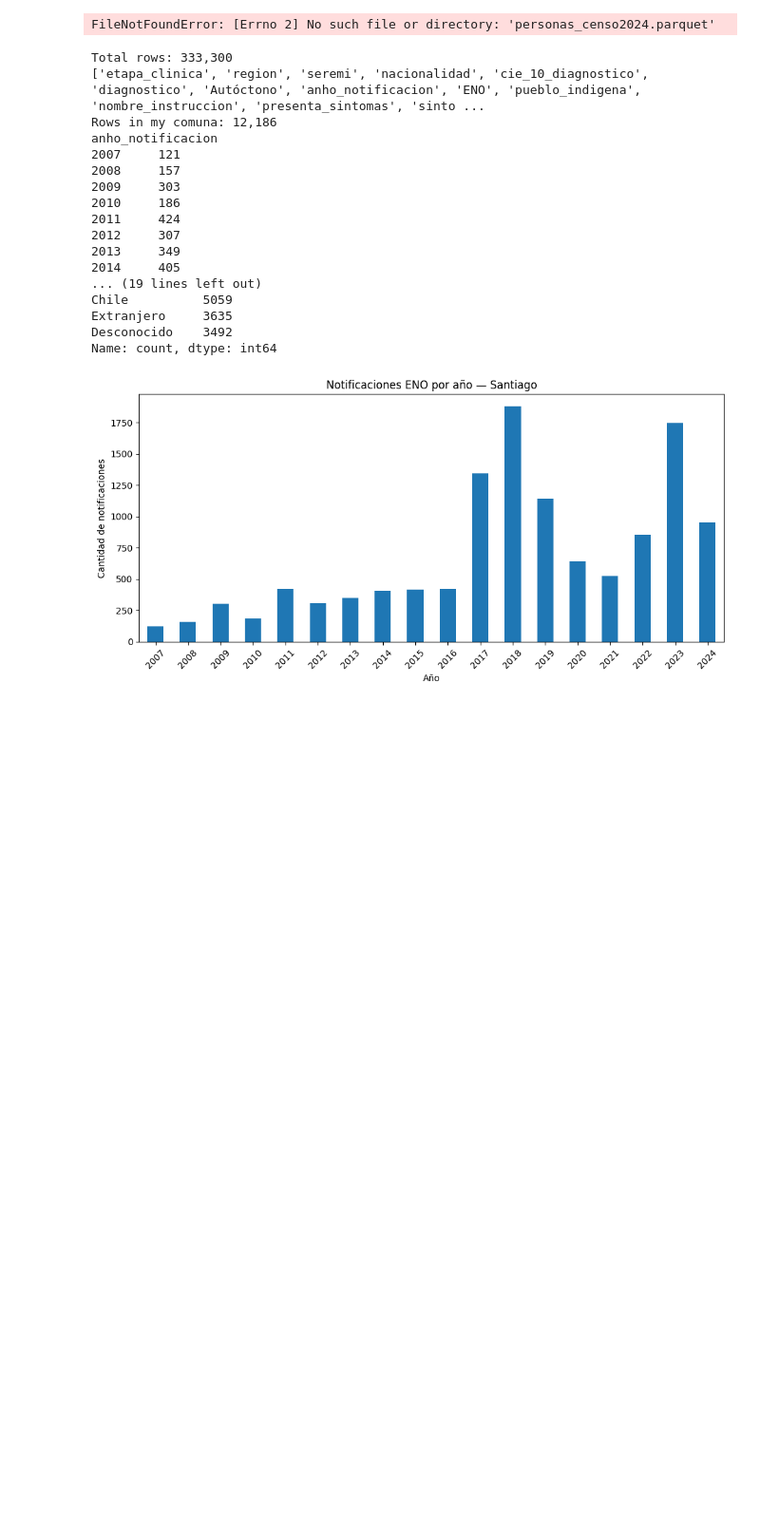
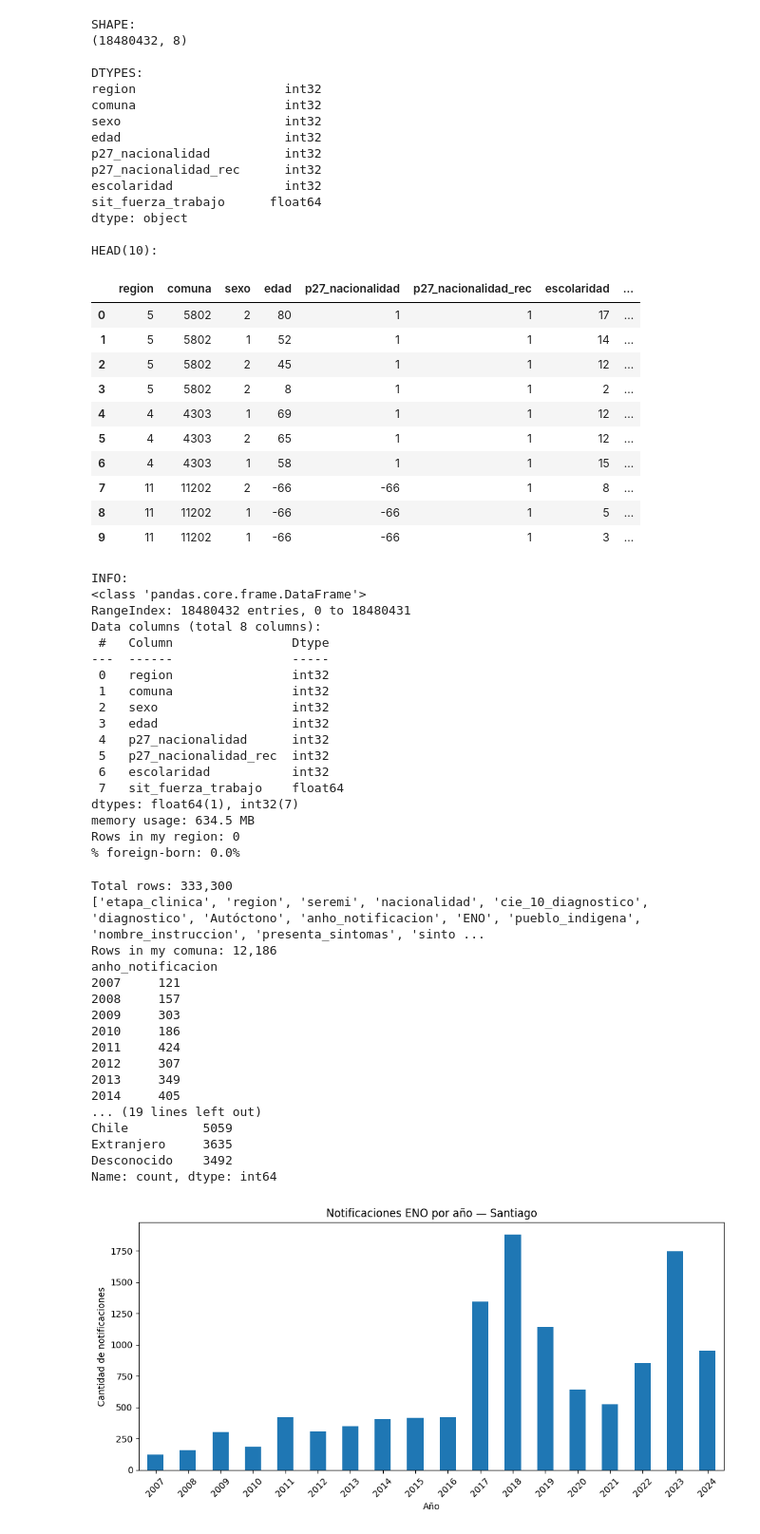
Before and after one commit to gbaranaos/iele756-region-4, a Jupyter notebook: iele756.ipynb, the cells around one changed output. Shown at 95% size. Saved outputs shown, nothing was run; the diff lists cells and outputs as text; code cells hidden in the pictures; blank space fills up the shorter version.

```diff
--- a/iele756.ipynb
+++ b/iele756.ipynb
@@ -16,36 +17,79 @@ SyntaxError: leading zeros in decimal integer literals are not permitted; use an
 ## Parte 1: Censo 2024
 
 #En esta sección se carga la tabla de personas del Censo 2024, se revisa la estructura general del dataset
 import pandas as pd
 persona = pd.read_parquet(
-"personas_censo2024.parquet",
+"/content/personas_censo2024.parquet",
 columns=["region", "comuna", "sexo", "edad",
 "p27_nacionalidad", "p27_nacionalidad_rec",
 "escolaridad", "sit_fuerza_trabajo"],
 )
 
 print("SHAPE:")
 print(persona.shape)
 
 print("\nDTYPES:")
 print(persona.dtypes)
 
 print("\nHEAD(10):")
 display(persona.head(10))
 
 print("\nINFO:")
 persona.info()
 
 #Se filtran los datos para la comuna de Santiago.
-my_comuna = persona[persona["region"] == 13101 ]
+my_region = persona[persona["region"] == 13101 ]
 print(f"Rows in my region: {len(my_region):,}")
 
 #Finalmente, se observa la distribución de nacionalidad y calculo el porcentaje de personas extranjeras.
 foreign = my_comuna["p27_nacionalidad_rec"] \
 .value_counts(normalize=True)
 print(f"% foreign-born: {foreign.get('Extranjero', 0):.1%}")
 # %% [output]
-FileNotFoundError: [Errno 2] No such file or directory: 'personas_censo2024.parquet'
+SHAPE:
+(18480432, 8)
+
+DTYPES:
+region                    int32
+comuna                    int32
+sexo                      int32
+edad                      int32
+p27_nacionalidad          int32
+p27_nacionalidad_rec      int32
+escolaridad               int32
+sit_fuerza_trabajo      float64
+dtype: object
+
+HEAD(10):
+|  | region | comuna | sexo | edad | p27_nacionalidad | p27_nacionalidad_rec | escolaridad | ... |
+| 0 | 5 | 5802 | 2 | 80 | 1 | 1 | 17 | ... |
+| 1 | 5 | 5802 | 1 | 52 | 1 | 1 | 14 | ... |
+| 2 | 5 | 5802 | 2 | 45 | 1 | 1 | 12 | ... |
+| 3 | 5 | 5802 | 2 | 8 | 1 | 1 | 2 | ... |
+| 4 | 4 | 4303 | 1 | 69 | 1 | 1 | 12 | ... |
+| 5 | 4 | 4303 | 2 | 65 | 1 | 1 | 12 | ... |
+| 6 | 4 | 4303 | 1 | 58 | 1 | 1 | 15 | ... |
+| 7 | 11 | 11202 | 2 | -66 | -66 | 1 | 8 | ... |
+| 8 | 11 | 11202 | 1 | -66 | -66 | 1 | 5 | ... |
+| 9 | 11 | 11202 | 1 | -66 | -66 | 1 | 3 | ... |
+INFO:
+<class 'pandas.core.frame.DataFrame'>
+RangeIndex: 18480432 entries, 0 to 18480431
+Data columns (total 8 columns):
+ #   Column                Dtype
+---  ------                -----
+ 0   region                int32
+ 1   comuna                int32
+ 2   sexo                  int32
+ 3   edad                  int32
+ 4   p27_nacionalidad      int32
+ 5   p27_nacionalidad_rec  int32
+ 6   escolaridad           int32
+ 7   sit_fuerza_trabajo    float64
+dtypes: float64(1), int32(7)
+memory usage: 634.5 MB
+Rows in my region: 0
+% foreign-born: 0.0%
 # %%
 ## Parte 2: ENO — Enfermedades de Notificación Obligatoria
 
```
Also changed, not shown: parts of 2 cells of this notebook.
